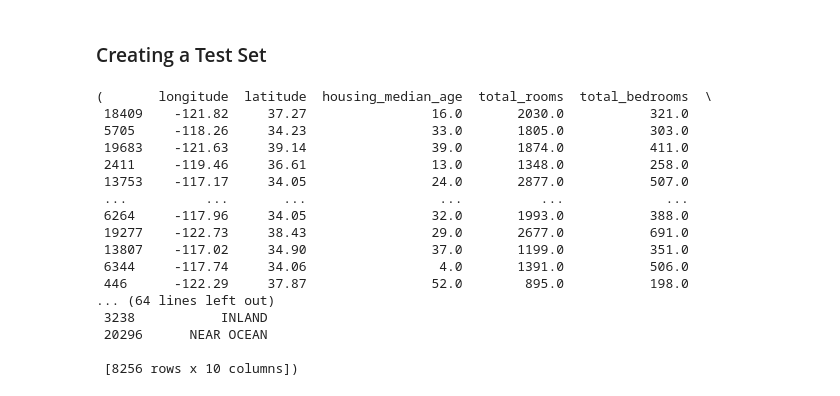
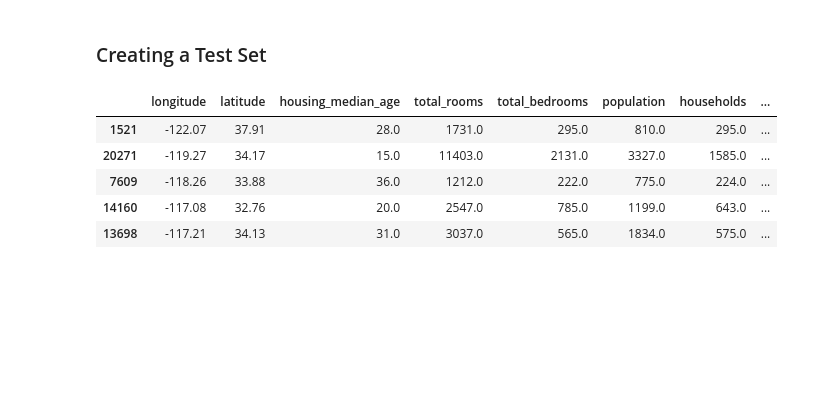
Before and after one commit to Karanbyte07/data-science-notebooks, a Jupyter notebook: Scikit Learn/Household Model/01 - Analyzing The Data .ipynb, the cells around one changed output. Saved outputs shown, nothing was run; the diff lists cells and outputs as text; code cells hidden in the pictures; blank space fills up the shorter version.

```diff
--- a/Scikit Learn/Household Model/01 - Analyzing The Data .ipynb
+++ b/Scikit Learn/Household Model/01 - Analyzing The Data .ipynb
@@ -88,22 +88,13 @@ def shuffle_and_split(data, test_ratio):
     train_indices = shuffled_indices[test_set_size : ]
     return data.iloc[train_indices],data.iloc[test_indices]
 # %%
-trian, teshuffle_and_split(df, 0.4)
+train, test = shuffle_and_split(df, 0.4)
-# %% [output]
-(       longitude  latitude  housing_median_age  total_rooms  total_bedrooms  \
- 18409    -121.82     37.27                16.0       2030.0           321.0
- 5705     -118.26     34.23                33.0       1805.0           303.0
- 19683    -121.63     39.14                39.0       1874.0           411.0
- 2411     -119.46     36.61                13.0       1348.0           258.0
- 13753    -117.17     34.05                24.0       2877.0           507.0
- ...          ...       ...                 ...          ...             ...
- 6264     -117.96     34.05                32.0       1993.0           388.0
- 19277    -122.73     38.43                29.0       2677.0           691.0
- 13807    -117.02     34.90                37.0       1199.0           351.0
- 6344     -117.74     34.06                 4.0       1391.0           506.0
- 446      -122.29     37.87                52.0        895.0           198.0
-... (64 lines left out)
- 3238           INLAND
- 20296      NEAR OCEAN
-
- [8256 rows x 10 columns])
+# %%
+train.head()
+# %% [output]
+|  | longitude | latitude | housing_median_age | total_rooms | total_bedrooms | population | households | ... |
+| 1521 | -122.07 | 37.91 | 28.0 | 1731.0 | 295.0 | 810.0 | 295.0 | ... |
+| 20271 | -119.27 | 34.17 | 15.0 | 11403.0 | 2131.0 | 3327.0 | 1585.0 | ... |
+| 7609 | -118.26 | 33.88 | 36.0 | 1212.0 | 222.0 | 775.0 | 224.0 | ... |
+| 14160 | -117.08 | 32.76 | 20.0 | 2547.0 | 785.0 | 1199.0 | 643.0 | ... |
+| 13698 | -117.21 | 34.13 | 31.0 | 3037.0 | 565.0 | 1834.0 | 575.0 | ... |
```
